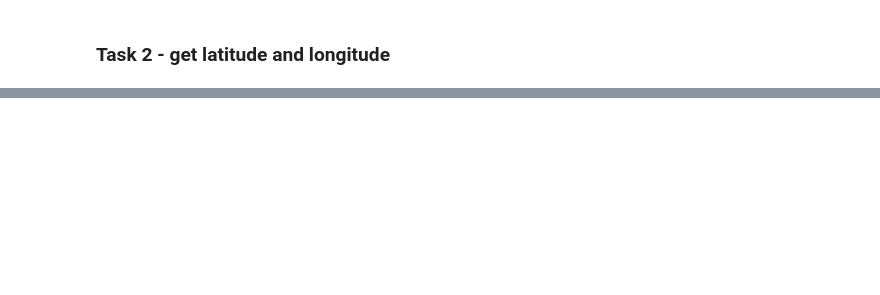
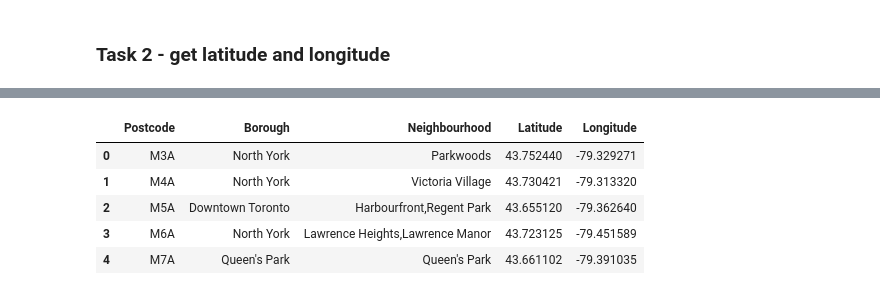
Before and after one commit to sudhirc3/ml, a Jupyter notebook: coursera/CourseraClustering.ipynb, the cells around one changed output, grey strips where cells are left out. Saved outputs shown, nothing was run; the diff lists cells and outputs as text; code cells hidden in the pictures; blank space fills up the shorter version.

```diff
--- a/coursera/CourseraClustering.ipynb
+++ b/coursera/CourseraClustering.ipynb
@@ -150,0 +153,20 @@ df_valid_bor.shape
+# %%
+df2 = df_valid_bor.copy(deep=True)
+# %%
+lats = []
+longs = []
+for postal_code in df2['Postcode']:
+
+    # initialize your variable to None
+    lat_lng_coords = None
+    # loop until you get the coordinates
+    while(lat_lng_coords is None):
+      g = geocoder.arcgis('{}, Toronto, Ontario'.format(postal_code))
+      lat_lng_coords = g.latlng
+
+    neigh_lat = lat_lng_coords[0]
+    neigh_long = lat_lng_coords[1]
+    print(lat_lng_coords)
+    # df2 = df2.append({'Latitude': neigh_lat, 'Longitude': neigh_long}, ignore_index=False)
+    lats.append(neigh_lat)
+    longs.append(neigh_long)
@@ -150,0 +200,13 @@ df_valid_bor.shape
+# %%
+df2['Latitude'] = lats
+# %%
+df2['Longitude'] = longs
+# %%
+df2.head()
+# %% [output]
+|  | Postcode | Borough | Neighbourhood | Latitude | Longitude |
+| 0 | M3A | North York | Parkwoods | 43.752440 | -79.329271 |
+| 1 | M4A | North York | Victoria Village | 43.730421 | -79.313320 |
+| 2 | M5A | Downtown Toronto | Harbourfront,Regent Park | 43.655120 | -79.362640 |
+| 3 | M6A | North York | Lawrence Heights,Lawrence Manor | 43.723125 | -79.451589 |
+| 4 | M7A | Queen's Park | Queen's Park | 43.661102 | -79.391035 |
```
Also changed, not shown: parts of 9 cells of this notebook.
